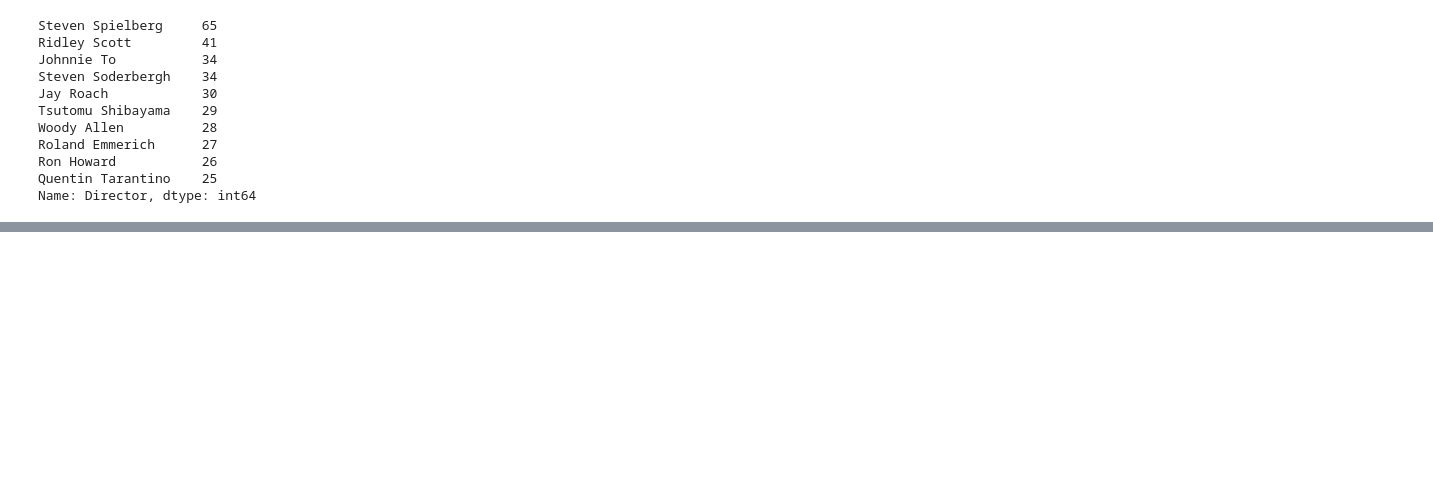
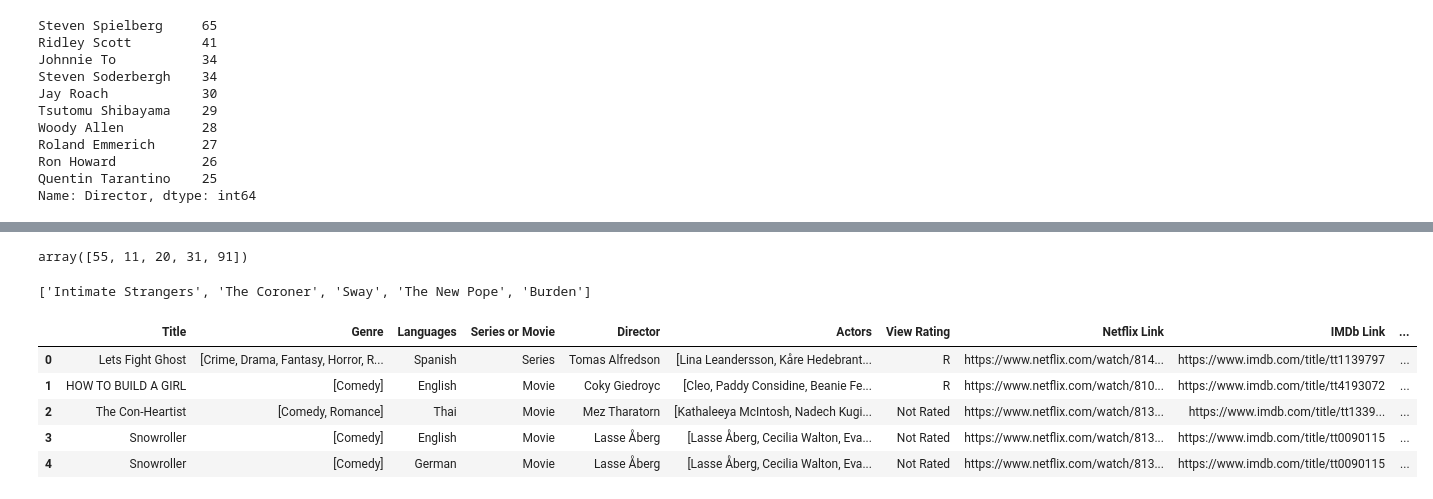
Before and after one commit to Evan-Callaghan/CPSC-453-Seminar, a Jupyter notebook: Project Items/Blockbuster_Clean.ipynb, the cells around one changed output, grey strips where cells are left out. Saved outputs shown, nothing was run; the diff lists cells and outputs as text; code cells hidden in the pictures; blank space fills up the shorter version.

```diff
--- a/Project Items/Blockbuster_Clean.ipynb
+++ b/Project Items/Blockbuster_Clean.ipynb
@@ -308,0 +397,19 @@ movie.to_csv('blockbuster.csv', index = False)
+# %%
+to_select
+# %% [output]
+array([55, 11, 20, 31, 91])
+# %%
+[blockbuster.loc[to_select[0], 'Title'], blockbuster.loc[to_select[1], 'Title'],
+ blockbuster.loc[to_select[2], 'Title'], blockbuster.loc[to_select[3], 'Title'],
+ blockbuster.loc[to_select[4], 'Title']]
+# %% [output]
+['Intimate Strangers', 'The Coroner', 'Sway', 'The New Pope', 'Burden']
+# %%
+blockbuster.head()
+# %% [output]
+|  | Title | Genre | Languages | Series or Movie | Director | Actors | View Rating | Netflix Link | IMDb Link | ... |
+| 0 | Lets Fight Ghost | [Crime, Drama, Fantasy, Horror, R... | Spanish | Series | Tomas Alfredson | [Lina Leandersson, Kåre Hedebrant... | R | https://www.netflix.com/watch/814... | https://www.imdb.com/title/tt1139797 | ... |
+| 1 | HOW TO BUILD A GIRL | [Comedy] | English | Movie | Coky Giedroyc | [Cleo, Paddy Considine, Beanie Fe... | R | https://www.netflix.com/watch/810... | https://www.imdb.com/title/tt4193072 | ... |
+| 2 | The Con-Heartist | [Comedy, Romance] | Thai | Movie | Mez Tharatorn | [Kathaleeya McIntosh, Nadech Kugi... | Not Rated | https://www.netflix.com/watch/813... | https://www.imdb.com/title/tt1339... | ... |
+| 3 | Snowroller | [Comedy] | English | Movie | Lasse Åberg | [Lasse Åberg, Cecilia Walton, Eva... | Not Rated | https://www.netflix.com/watch/813... | https://www.imdb.com/title/tt0090115 | ... |
+| 4 | Snowroller | [Comedy] | German | Movie | Lasse Åberg | [Lasse Åberg, Cecilia Walton, Eva... | Not Rated | https://www.netflix.com/watch/813... | https://www.imdb.com/title/tt0090115 | ... |
```
Also changed, not shown: parts of 12 cells of this notebook, 2 other files.
